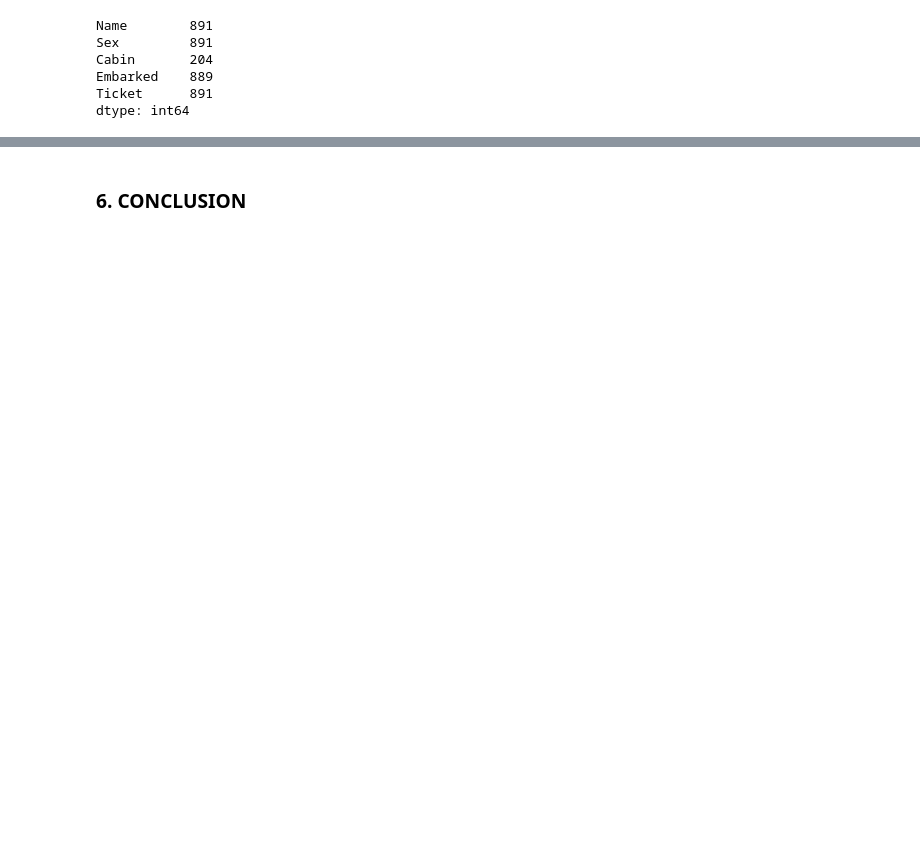
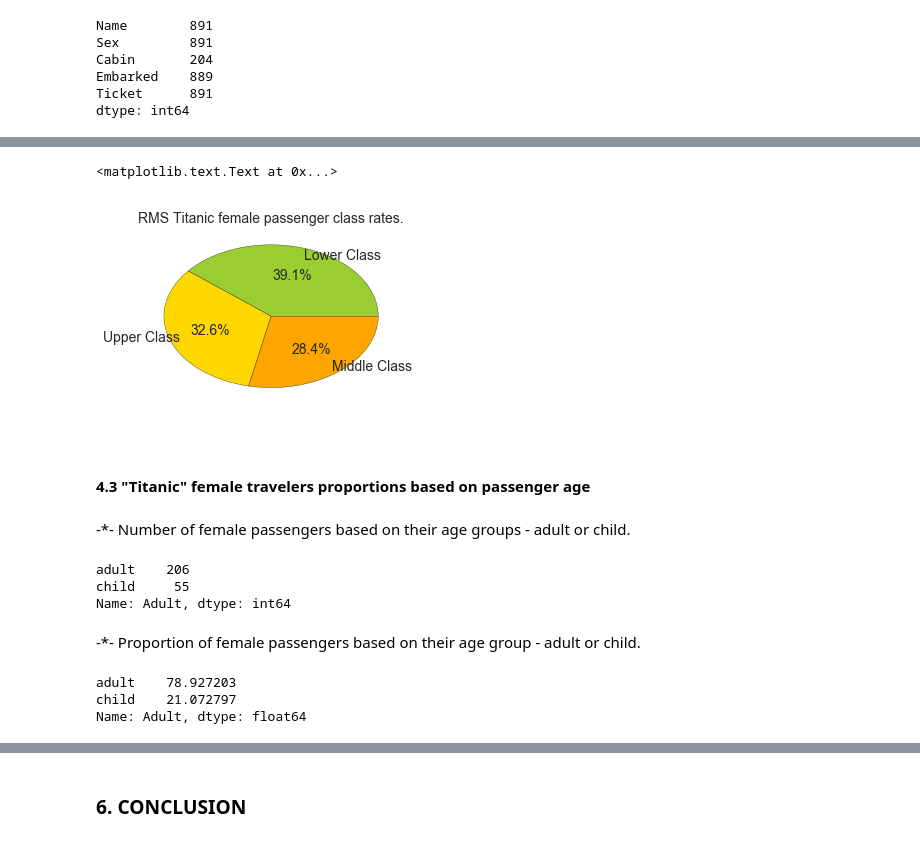
Before and after one commit to daivaSts/P2-Investigate-a-Dataset, a Jupyter notebook: P2_Titanic_data_analysis.ipynb, the cells around one changed output, grey strips where cells are left out. Cells and saved outputs as stored; diff of their text form; code cells hidden in the pictures; blank space fills up the shorter version.

```diff
--- a/P2_Titanic_data_analysis.ipynb
+++ b/P2_Titanic_data_analysis.ipynb
@@ -333,0 +233,2 @@ print pvalue
+# %%
+titanic_df_f = titanic_df[(titanic_df.Sex == 'female')]
@@ -333,0 +255,35 @@ print pvalue
+# %%
+titanic_df_f['Pclass_name'].value_counts().plot(
+    kind='pie',
+    colors=['yellowgreen', 'gold', 'orange'],
+    autopct='%1.1f%%',
+    labels=['Lower Class','Upper Class', 'Middle Class'],
+    fontsize=14,
+    radius=0.8,
+    labeldistance=0.9
+)
+plt.title('RMS Titanic female passenger class rates.', y =0.9, fontsize=14)
+plt.ylabel('')
+# %% [output]
+<matplotlib.text.Text at 0x...>
+[figure, added]
+# %% [markdown]
+#### 4.3  "Titanic" female travelers proportions based on passenger age
+# %% [markdown]
+-*-
+Number of female passengers based on their age groups - adult or child.
+# %%
+titanic_df_f['Adult'].value_counts()
+# %% [output]
+adult    206
+child     55
+Name: Adult, dtype: int64
+# %% [markdown]
+-*-
+Proportion of female passengers based on their age group - adult or child.
+# %%
+(titanic_df_f['Adult'].value_counts()/titanic_df_f['Adult'].count())*100
+# %% [output]
+adult    78.927203
+child    21.072797
+Name: Adult, dtype: float64
```
Also changed, not shown: parts of 121 cells of this notebook.
